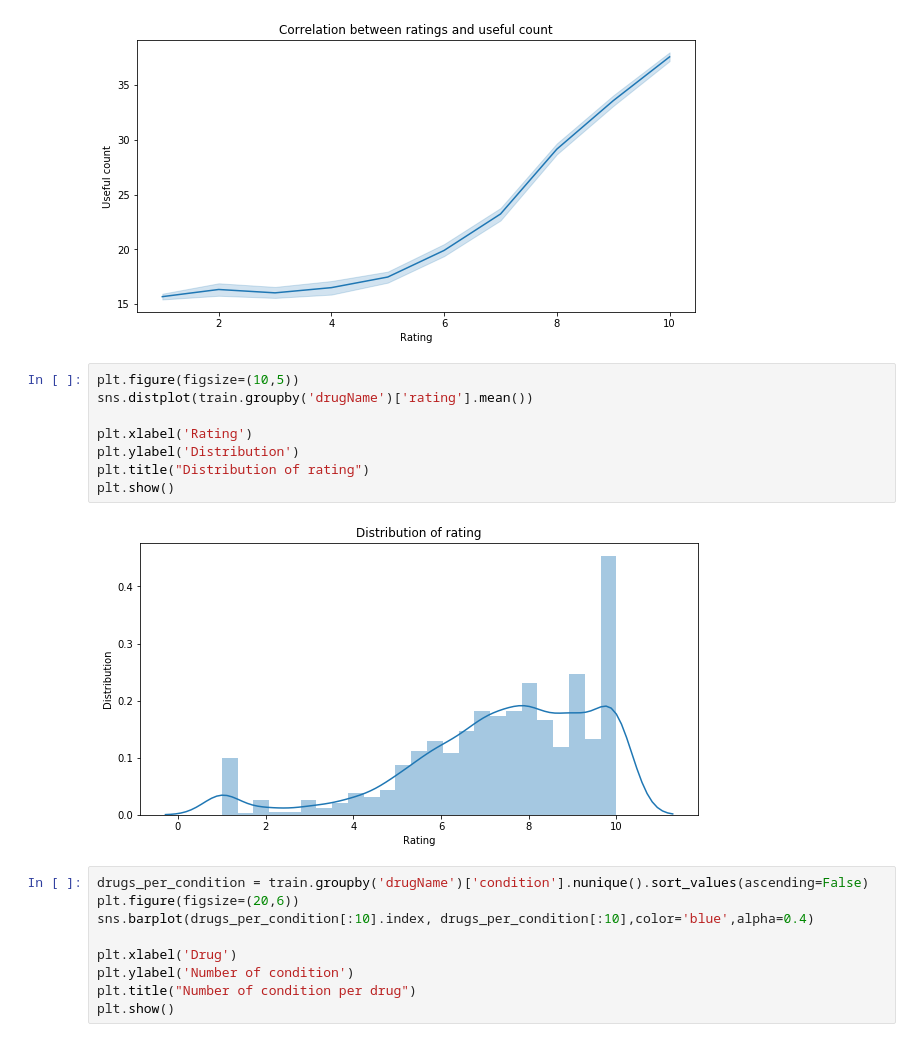
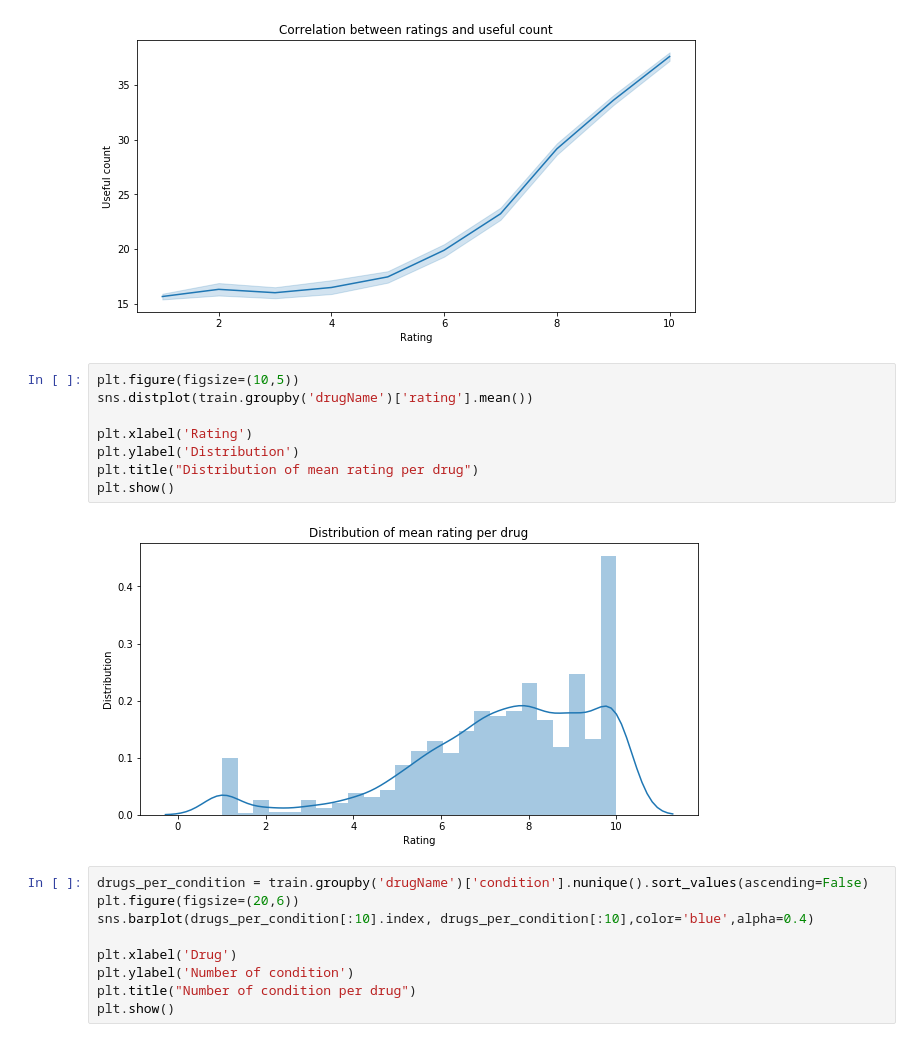
Before and after one commit to tamarakatic/sentiment-analysis-of-drug-reviews, a Jupyter notebook: notebooks/1.0-analysis-of-drugs-reviews.ipynb, the cells around one changed output. Drawn from its saved outputs; the diff is of its cells as text.

```diff
--- a/notebooks/1.0-analysis-of-drugs-reviews.ipynb
+++ b/notebooks/1.0-analysis-of-drugs-reviews.ipynb
@@ -86,13 +95,13 @@ plt.show()
 # %%
 plt.figure(figsize=(10,5))
 sns.distplot(train.groupby('drugName')['rating'].mean())
 
 plt.xlabel('Rating')
 plt.ylabel('Distribution')
-plt.title("Distribution of rating")
+plt.title("Distribution of mean rating per drug")
 plt.show()
 # %% [output]
-[figure, old version]
+[figure, new version]
 # %%
 drugs_per_condition = train.groupby('drugName')['condition'].nunique().sort_values(ascending=False)
 plt.figure(figsize=(20,6))
```
Also changed, not shown: parts of 23 cells of this notebook.
